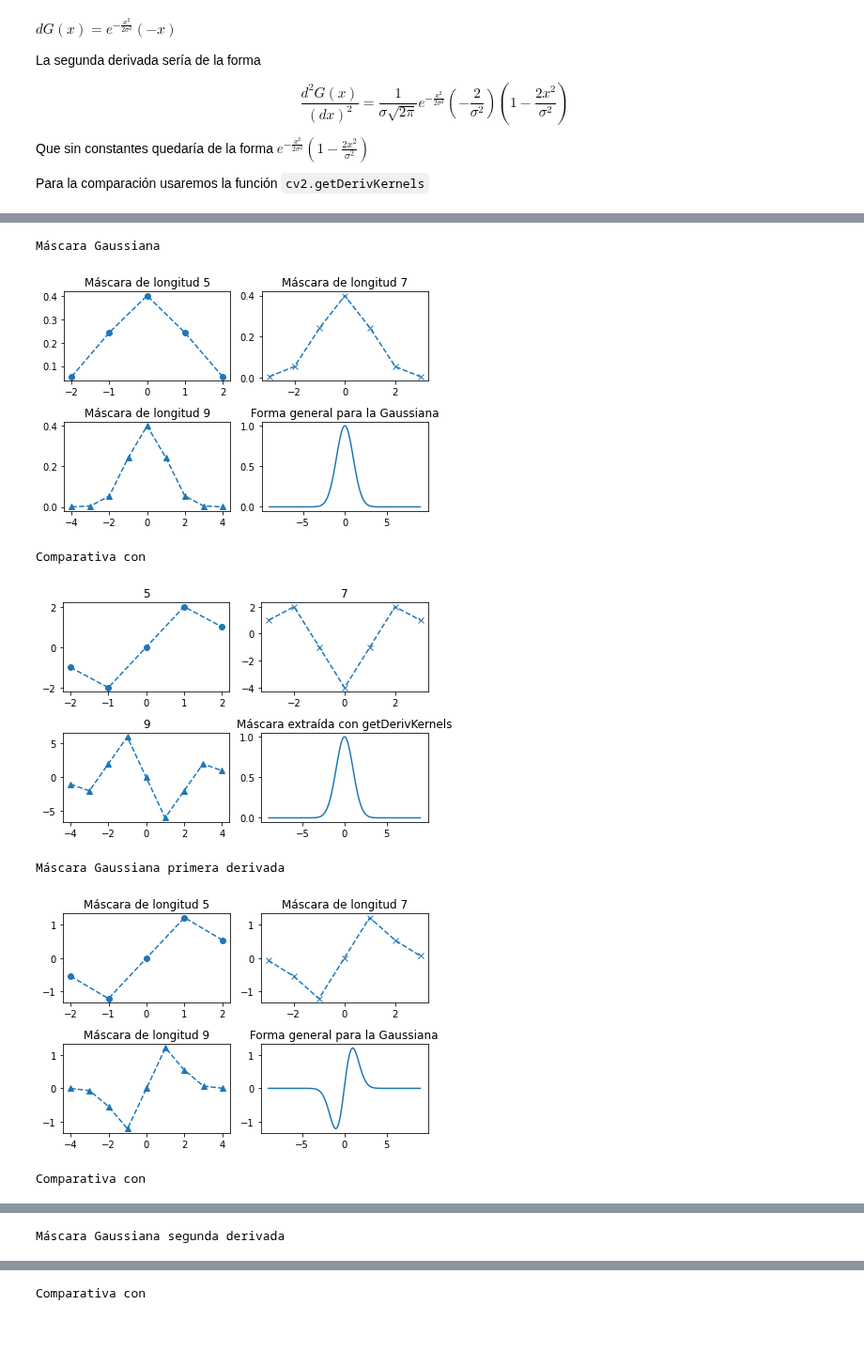
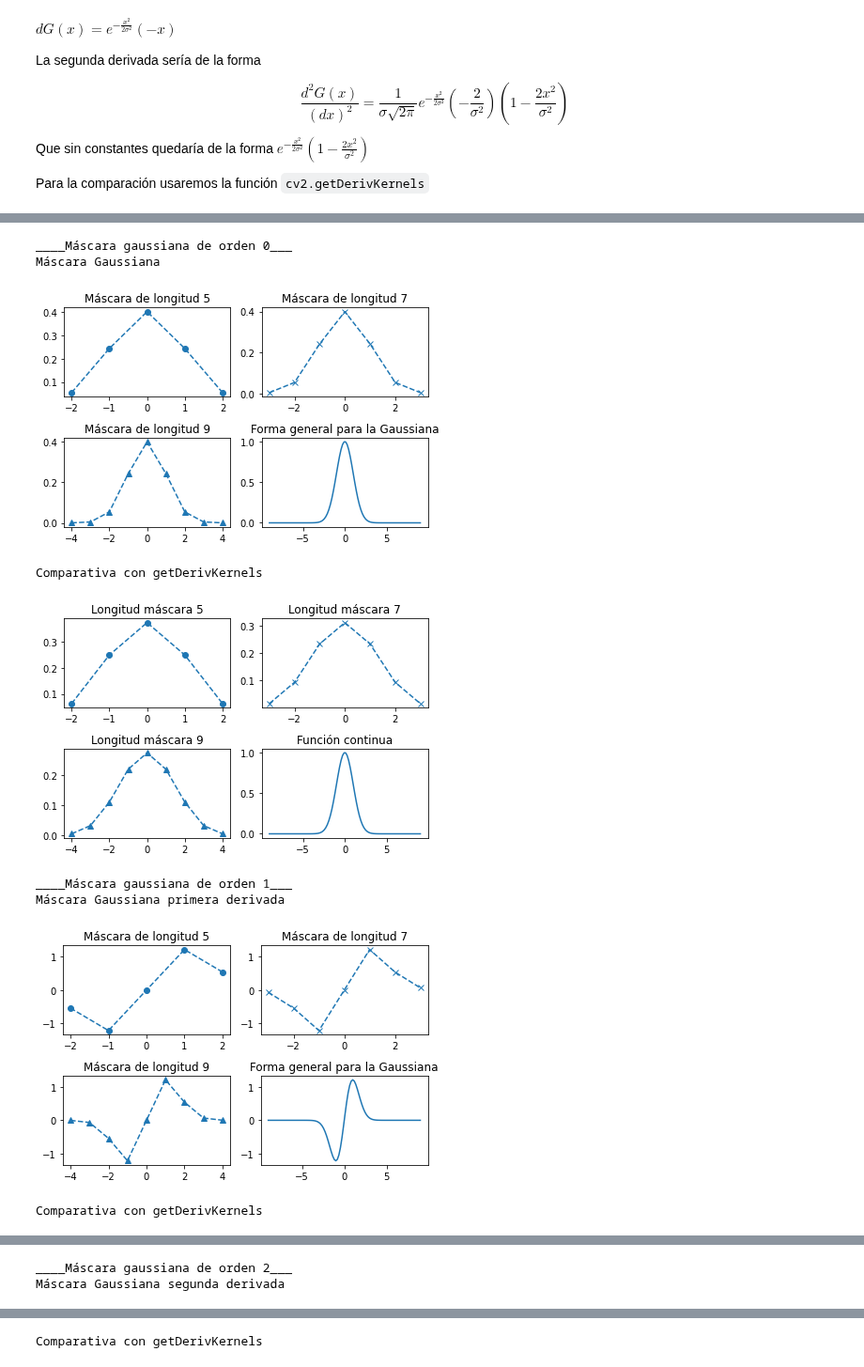
Before and after one commit to BlancaCC/Computer-vision, a Jupyter notebook: practica_1/practica_1.ipynb, the cells around one changed output, grey strips where cells are left out. Shown at 94% size. Saved outputs shown, nothing was run; the diff lists cells and outputs as text; code cells hidden in the pictures; blank space fills up the shorter version.

```diff
--- a/practica_1/practica_1.ipynb
+++ b/practica_1/practica_1.ipynb
@@ -15,0 +7,30 @@ path = './media'
+# %%
+# Configuración previa
+# modulos utilizados
+import cv2 as cv
+import matplotlib.pyplot as plt
+import numpy as np
+import scipy.special
+
+# path carpeta con imágenes
+path = './media'
+
+# Assets
+
+def Normaliza(array):
+    return np.array(array) /np.sum(array)
+
+''' utilizar la convolución
+# https://numpy.org/doc/stable/reference/generated/numpy.convolve.html
+def Convolucion1D(f, g):
+    '''
+    Esta función calcula la convolución de g con f
+    f array
+        g kernel de convolucion
+    '''
+    g_inv = g[::-1]
+    longitud = len(f) + len(g) -1  # tamaño del array convolucionado
+    f_convolucionada = np.zeros( len(f)+ 2*)
+a = [1,2,3]
+
+'''
@@ -140,40 +163,43 @@ funciones = [
     {'funcion': MascaraGaussiana, 'nombre': 'Máscara Gaussiana', 'derivate order': 0},
     {'funcion': MascaraDerivadaPrimera, 'nombre': 'Máscara Gaussiana primera derivada', 'derivate order': 1},
     {'funcion': MascaraDerivadaSegunda, 'nombre': 'Máscara Gaussiana segunda derivada', 'derivate order': 2},
 ]
 for j,f in enumerate(funciones):
+    print(f'____Máscara gaussiana de orden {j}___')
     mascara=f['funcion']
     print(f['nombre'])
     fig, ax = plt.subplots(2,2)
-    #
+    # Mis máscaras
     for i,l in enumerate(lista_longitudes):
         a = mascara(sigma, l)
         b = RangoK(l//2)
         ax[i//2, i%2].plot(b, a, colores[i], label=f'k={l//2}')
         ax[i//2, i%2].set_title(f'Máscara de longitud {l}')
     ax[1,1].plot(x_valores, y_valores[j])
     ax[1,1].set_title('Función continua')
     plt.title('Forma general para la Gaussiana')
     fig.tight_layout()
     plt.show()
-    print('Comparativa con ')
+    # Máscara opencv
+    print('Comparativa con getDerivKernels')
     fig, ax = plt.subplots(2,2)
     for i,l in enumerate(lista_longitudes):
-        a = cv.getDerivKernels(i+1,0,l)[0]
+        a = cv.getDerivKernels(j,1,ksize=l, normalize = True)[0]
         b = RangoK(l//2)
         ax[i//2, i%2].plot(b, a, colores[i], label=f'cv.getDerivKernels de longitud={l//2}')
-        ax[i//2, i%2].set_title(f'{l}')
+        ax[i//2, i%2].set_title(f'Longitud máscara {l}')
     ax[1,1].plot(x_valores, y_valores[j])
     ax[1,1].set_title('Función continua')
-    plt.title('Máscara extraída con getDerivKernels')
     fig.tight_layout()
     plt.show()
 # %% [output]
 [figure]
+____Máscara gaussiana de orden 0___
 Máscara Gaussiana
 [figure]
-Comparativa con
+Comparativa con getDerivKernels
-[figure, old version]
+[figure, new version]
+____Máscara gaussiana de orden 1___
 Máscara Gaussiana primera derivada
 [figure]
-Comparativa con
+Comparativa con getDerivKernels
@@ -181,3 +207,4 @@ Comparativa con
+____Máscara gaussiana de orden 2___
 Máscara Gaussiana segunda derivada
 [figure]
-Comparativa con
+Comparativa con getDerivKernels
```
Also changed, not shown: parts of 6 cells of this notebook.
